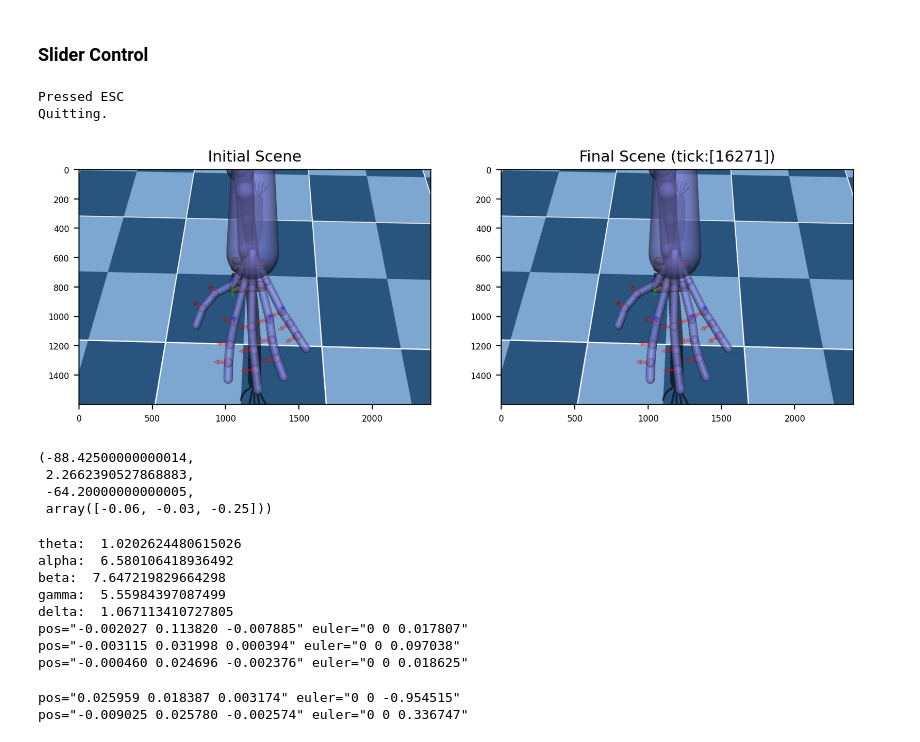
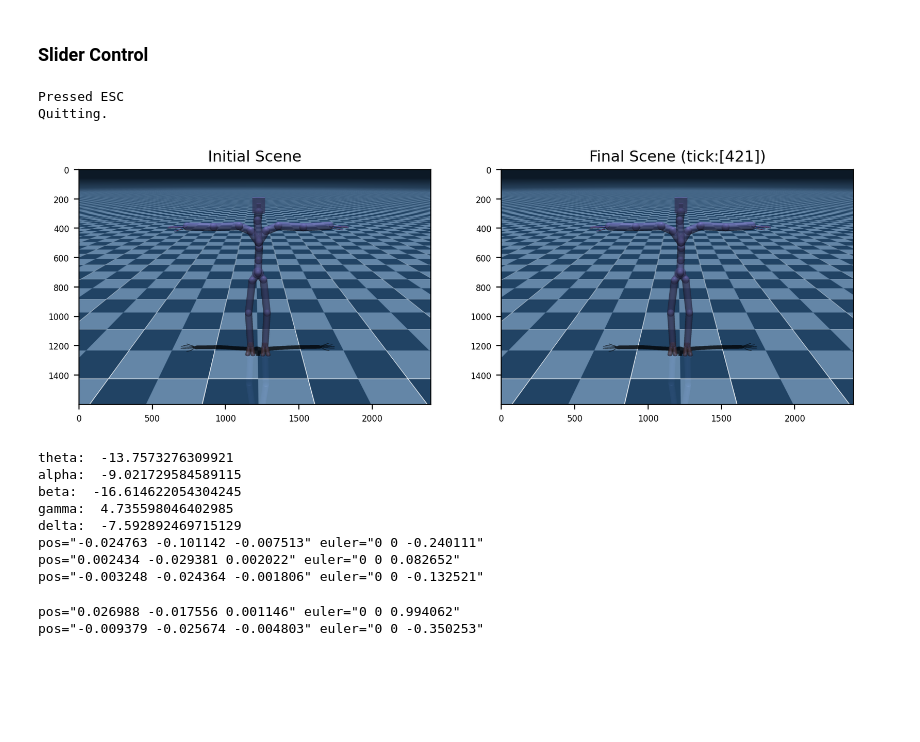
Before and after one commit to kaseungyup/icra-retargeting, a Jupyter notebook: smplh_rig/smplh_rig_slider_control.ipynb, the cells around one changed output. Cells and saved outputs as stored; diff of their text form; code cells hidden in the pictures; blank space fills up the shorter version.

Commit message:
right hand edited

```diff
--- a/smplh_rig/smplh_rig_slider_control.ipynb
+++ b/smplh_rig/smplh_rig_slider_control.ipynb
@@ -73,12 +73,7 @@ for _ in range(100): sliders.update() # to avoid GIL-related error
 # Initialize MuJoCo viewer
 env.init_viewer(viewer_title='Common-Rig',viewer_width=1200,viewer_height=800,
                 viewer_hide_menus=True)
-# env.update_viewer(azimuth=180,distance=3.0,elevation=-21,lookat=[0.02,-0.03,0.8])
-env.update_viewer(
-    azimuth=-88.42500000000014,
-    distance=2.2662390527868883,
-    elevation=-64.20000000000005,
-    lookat=[-0.06, -0.03, -0.25])
+env.update_viewer(azimuth=180,distance=3.0,elevation=-21,lookat=[0.02,-0.03,0.8])
 # Reset and loop
 env.reset()
 FIRST_FLAG = True
@@ -141,46 +136,41 @@ while env.is_viewer_alive() and sliders.is_window_exists():
             env.plot_arrow_fr2to(
                 p_fr=p_joint,p_to=p_joint+axis_len*axis_world,
                 r=axis_r,rgba=axis_rgba)
         # Plot contact information
         # env.plot_contact_info(h_arrow=0.3,rgba_arrow=[1,0,0,1],
         #                       PRINT_CONTACT_BODY=True)
         env.render()
 
     # Save image
     if env.is_viewer_alive() and FIRST_FLAG:
         scene_img_init = env.grab_image()
     if env.is_viewer_alive() and env.loop_every(tick_every=100):
         scene_img_final = env.grab_image()
     FIRST_FLAG = False
 
 # Close MuJoCo viewer and sliders
 env.close_viewer()
 sliders.close()
 
 # Plot initial and final scenes
 fig,axs = plt.subplots(1,2,figsize=(10,4))
 plt.subplots_adjust(top=0.85,bottom=0.15,wspace=0.2,hspace=0.5)
 axs[0].imshow(scene_img_init)
 axs[0].set_title('Initial Scene',fontsize=11)
 axs[1].imshow(scene_img_final)
 axs[1].set_title('Final Scene (tick:[%d])'%(env.tick),fontsize=11)
 plt.show()
 # %% [output]
 Pressed ESC
 Quitting.
-[figure, old version]
+[figure, new version]
-# %%
-env.get_viewer_cam_info()
-# %% [output]
-(-88.42500000000014,
- 2.2662390527868883,
- -64.20000000000005,
- array([-0.06, -0.03, -0.25]))
 # %%
 import math
 
+mode = "right" # {"left", "right"}
+
 # index~ring1
-a = "-0.002027 0.113820 -0.007885"
+a = "-0.024763 -0.101142 -0.007513"
 a1 = a.split()[0]
 a1 = np.float32(a1)
 a2 = a.split()[1]
@@ -188,11 +178,12 @@ a2 = np.float32(a2)
 a3 = a.split()[2]
 a3 = np.float32(a3)
 
-theta = math.atan2(-a1,a2)
+if mode == "left": theta = math.atan2(-a1,a2)
+if mode == "right": theta = math.atan2(a1,-a2)
 print("theta: ", np.degrees(theta))
 
 # index~ring2
-b = "-0.003684 0.031937 0.000394"
+b = "-0.004623 -0.029117 0.002022"
 b1 = b.split()[0]
 b1 = np.float32(b1)
 b2 = b.split()[1]
@@ -201,11 +192,12 @@ b3 = b.split()[2]
 b3 = np.float32(b3)
 
 len_b = math.sqrt(b1**2 + b2**2)
-alpha = math.atan2(-b1,b2)
+if mode == "left": alpha = math.atan2(-b1,b2)
+if mode == "right": alpha = math.atan2(b1,-b2)
 print("alpha: ", np.degrees(alpha))
 
 # index~ring3
-c = "-0.003287 0.024481 -0.002376"
+c = "-0.007028 -0.023553 -0.001806"
 c1 = c.split()[0]
 c1 = np.float32(c1)
 c2 = c.split()[1]
@@ -214,7 +206,8 @@ c3 = c.split()[2]
 c3 = np.float32(c3)
 
 len_c = math.sqrt(c1**2 + c2**2)
-beta = math.atan2(-c1,c2)
+if mode == "left": beta = math.atan2(-c1,c2)
+if mode == "right": beta = math.atan2(c1,-c2)
 print("beta: ", np.degrees(beta))
 
 gamma = alpha - theta
@@ -226,22 +219,26 @@ angle1 = np.round(gamma, 7)
 angle2 = np.round(delta, 7)
 
 print("pos=\"%f %f %f\" euler=\"0 0 %f\"" % (a1, a2, a3, theta))
-print("pos=\"%f %f %f\" euler=\"0 0 %f\"" % (-len_b*math.sin(angle1),len_b*math.cos(angle1), b3, angle1))
-print("pos=\"%f %f %f\" euler=\"0 0 %f\"" % (-len_c*math.sin(angle2),len_c*math.cos(angle2), c3, angle2))
+if mode == "left": print("pos=\"%f %f %f\" euler=\"0 0 %f\"" % (-len_b*math.sin(angle1),len_b*math.cos(angle1), b3, angle1))
+if mode == "right": print("pos=\"%f %f %f\" euler=\"0 0 %f\"" % (len_b*math.sin(angle1),-len_b*math.cos(angle1), b3, angle1))
+if mode == "left": print("pos=\"%f %f %f\" euler=\"0 0 %f\"" % (-len_c*math.sin(angle2),len_c*math.cos(angle2), c3, angle2))
+if mode == "right": print("pos=\"%f %f %f\" euler=\"0 0 %f\"" % (len_c*math.sin(angle2),-len_c*math.cos(angle2), c3, angle2))
 # %% [output]
-theta:  1.0202624480615026
-alpha:  6.580106418936492
-beta:  7.647219829664298
-gamma:  5.55984397087499
-delta:  1.067113410727805
-pos="-0.002027 0.113820 -0.007885" euler="0 0 0.017807"
-pos="-0.003115 0.031998 0.000394" euler="0 0 0.097038"
-pos="-0.000460 0.024696 -0.002376" euler="0 0 0.018625"
+theta:  -13.7573276309921
+alpha:  -9.021729584589115
+beta:  -16.614622054304245
+gamma:  4.735598046402985
+delta:  -7.592892469715129
+pos="-0.024763 -0.101142 -0.007513" euler="0 0 -0.240111"
+pos="0.002434 -0.029381 0.002022" euler="0 0 0.082652"
+pos="-0.003248 -0.024364 -0.001806" euler="0 0 -0.132521"
 # %%
 import math
 
+mode = "right" # {"left", "right"}
+
 # thumb2
-a = "0.025959 0.018387 0.003174"
+a = "0.026988 -0.017556 0.001146"
 a1 = a.split()[0]
 a1 = np.float32(a1)
 a2 = a.split()[1]
@@ -249,10 +246,11 @@ a2 = np.float32(a2)
 a3 = a.split()[2]
 a3 = np.float32(a3)
 
-theta = math.atan2(-a1,a2)
+if mode == "left": theta = math.atan2(-a1,a2)
+if mode == "right": theta = math.atan2(a1,-a2)
 
 # thumb3
-b = "0.015821 0.022266 -0.002574"
+b = "0.016407 -0.021862 -0.004803"
 b1 = b.split()[0]
 b1 = np.float32(b1)
 b2 = b.split()[1]
@@ -261,14 +259,15 @@ b3 = b.split()[2]
 b3 = np.float32(b3)
 
 len_b = math.sqrt(b1**2 + b2**2)
-alpha = math.atan2(-b1,b2)
+if mode == "left": alpha = math.atan2(-b1,b2)
+if mode == "right": alpha = math.atan2(b1,-b2)
 gamma = alpha - theta
 
 angle1 = np.round(gamma, 7)
-angle2 = np.round(delta, 7)
 
 print("pos=\"%f %f %f\" euler=\"0 0 %f\"" % (a1, a2, a3, theta))
-print("pos=\"%f %f %f\" euler=\"0 0 %f\"" % (-len_b*math.sin(angle1),len_b*math.cos(angle1), b3, angle1))
+if mode == "left": print("pos=\"%f %f %f\" euler=\"0 0 %f\"" % (-len_b*math.sin(angle1),len_b*math.cos(angle1), b3, angle1))
+if mode == "right": print("pos=\"%f %f %f\" euler=\"0 0 %f\"" % (len_b*math.sin(angle1),-len_b*math.cos(angle1), b3, angle1))
 # %% [output]
-pos="0.025959 0.018387 0.003174" euler="0 0 -0.954515"
-pos="-0.009025 0.025780 -0.002574" euler="0 0 0.336747"
+pos="0.026988 -0.017556 0.001146" euler="0 0 0.994062"
+pos="-0.009379 -0.025674 -0.004803" euler="0 0 -0.350253"
```
Also changed, not shown: parts of 2 cells of this notebook, 1 other file.
